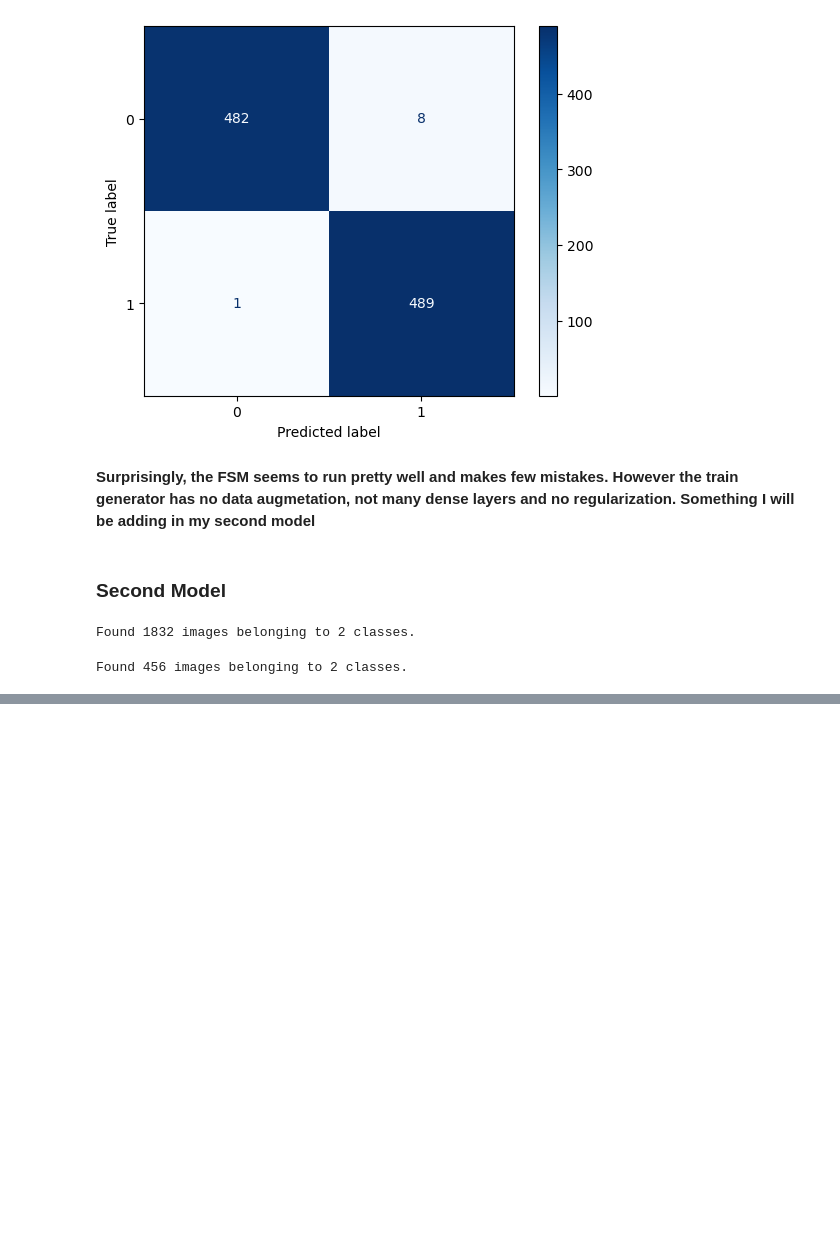
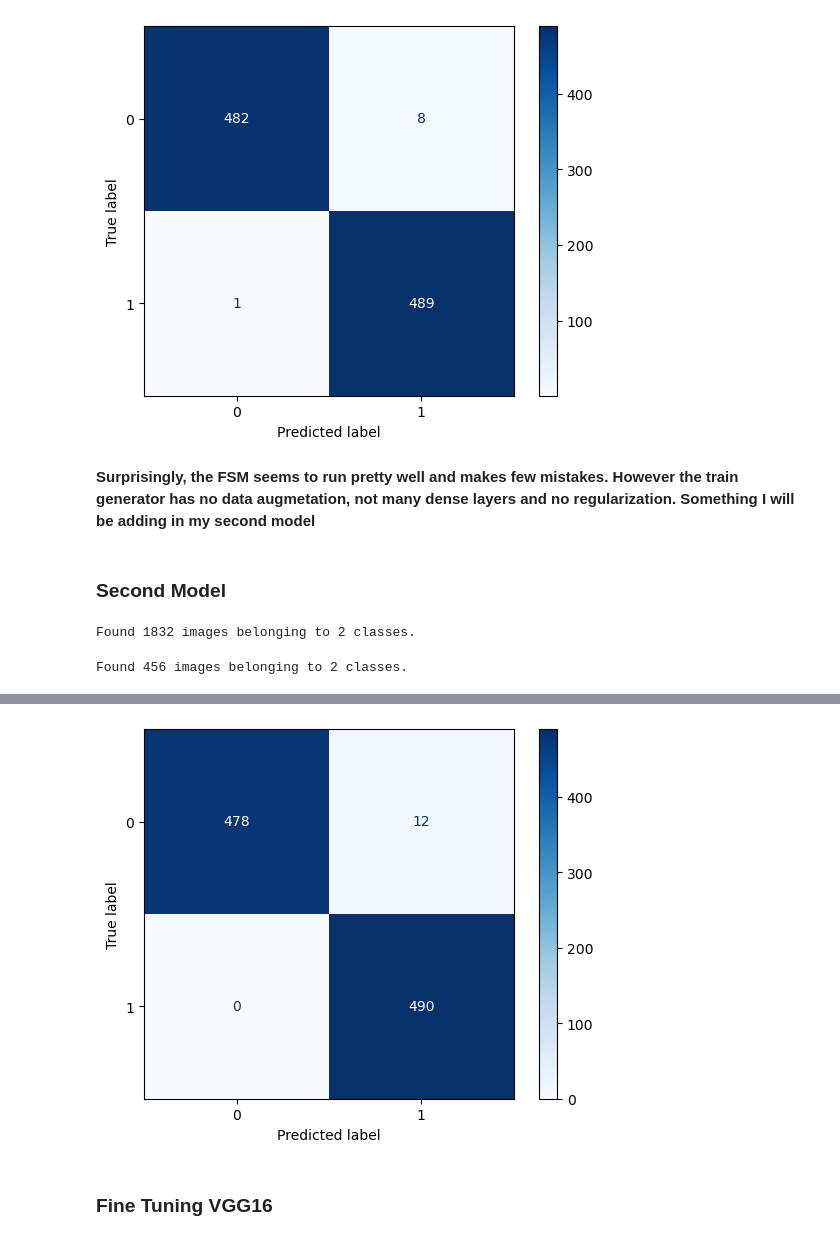
Before and after one commit to ddcots24/Hello-Fresh, a Jupyter notebook: Hello_Fresh.ipynb, the cells around one changed output, grey strips where cells are left out. Saved outputs shown, nothing was run; the diff lists cells and outputs as text; code cells hidden in the pictures; blank space fills up the shorter version.

```diff
--- a/Hello_Fresh.ipynb
+++ b/Hello_Fresh.ipynb
@@ -399,9 +484,12 @@ core_model = VGG16(weights = 'imagenet', include_top = False, input_shape = (224
 for layer in core_model.layers:
     layer.trainable = False
 # %%
+# Fitting the model
 vggmodel = Sequential()
 vggmodel.add(core_model)
 vggmodel.add(Flatten())
+vggmodel.add(Dense(64, activation = 'relu'))
+vggmodel.add(Dropout(0.2))
 vggmodel.add(Dense(64, activation = 'relu'))
 vggmodel.add(Dropout(0.5))
 vggmodel.add(Dense(1, activation = 'sigmoid'))
@@ -414,0 +526,3 @@ core_model.summary()
+# %%
+# Predicting the test values
+y_proba_4th = vggmodel.predict(test_generator)
@@ -415 +531,13 @@ core_model.summary()
+# %%
+# Creating a confusion matrix to visualize how well my model predicts
+y_pred_4th = (y_proba_4th > 0.5).astype('int')
+y_true = test_generator.classes
+cm = confusion_matrix(y_true, y_pred_4th)
+disp = ConfusionMatrixDisplay(cm)
+disp.plot(cmap=plt.cm.Blues)
+plt.show()
+# %% [output]
+[figure, added]
+# %% [markdown]
+### Fine Tuning VGG16
 # %%
```
Also changed, not shown: parts of 36 cells of this notebook.
